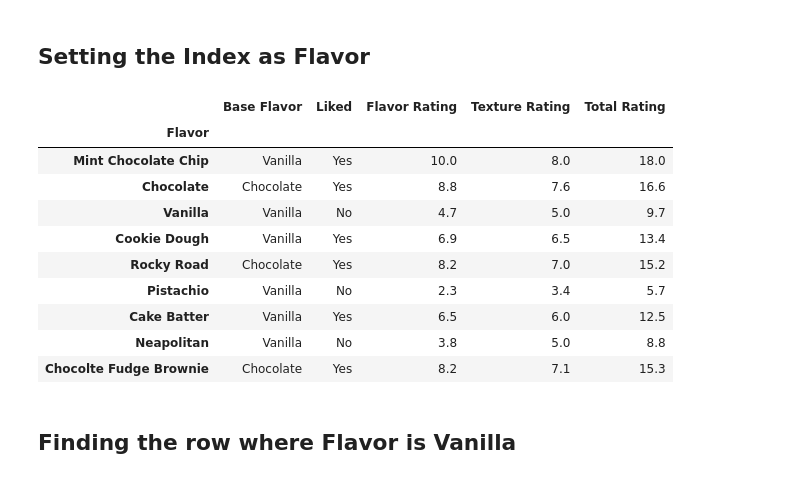
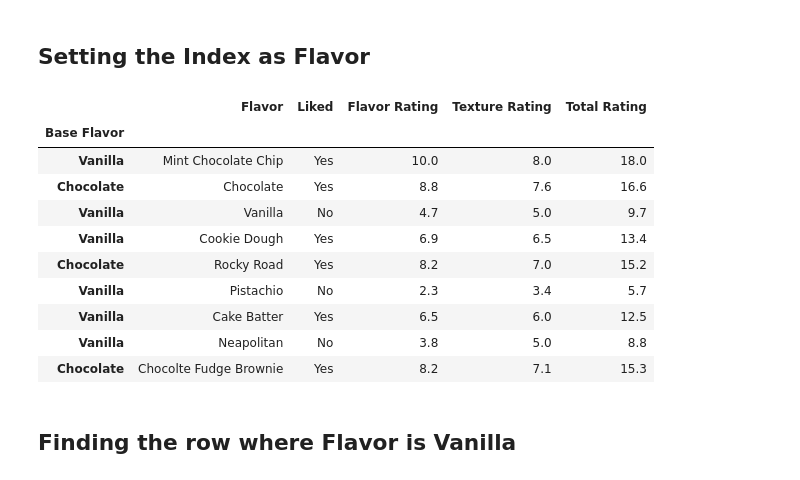
Before and after one commit to Jiyajiya21/Python-Practice, a Jupyter notebook: Indexing/Indexing.ipynb, the cells around one changed output. Drawn from its saved outputs; the diff is of its cells as text; code cells hidden in the pictures.

```diff
--- a/Indexing/Indexing.ipynb
+++ b/Indexing/Indexing.ipynb
@@ -3,3 +4,3 @@ import pandas as pd
 # %%
- df = pd.read_csv(r"/Users/jiyadariyani/Documents/Projects/Python Projects/Pandas Practice/Indexing/Flavors.csv")
+ df = pd.read_csv(r"/Users/jiyadariyani/Documents/Github/Pandas Practice/Python-Practice/Indexing/Flavors.csv")
 # %% [raw]
@@ -32,20 +30,20 @@ Name: 1, dtype: object
 # %% [markdown]
 ## Setting the Index as Flavor
 # %%
-df2 = df.set_index('Flavor')
+df2 = df.set_index('Base Flavor')
 df2
 # %% [output]
-|  | Base Flavor | Liked | Flavor Rating | Texture Rating | Total Rating |
-| Flavor |  |  |  |  |  |
-| Mint Chocolate Chip | Vanilla | Yes | 10.0 | 8.0 | 18.0 |
+|  | Flavor | Liked | Flavor Rating | Texture Rating | Total Rating |
+| Base Flavor |  |  |  |  |  |
+| Vanilla | Mint Chocolate Chip | Yes | 10.0 | 8.0 | 18.0 |
 | Chocolate | Chocolate | Yes | 8.8 | 7.6 | 16.6 |
 | Vanilla | Vanilla | No | 4.7 | 5.0 | 9.7 |
-| Cookie Dough | Vanilla | Yes | 6.9 | 6.5 | 13.4 |
-| Rocky Road | Chocolate | Yes | 8.2 | 7.0 | 15.2 |
-| Pistachio | Vanilla | No | 2.3 | 3.4 | 5.7 |
-| Cake Batter | Vanilla | Yes | 6.5 | 6.0 | 12.5 |
-| Neapolitan | Vanilla | No | 3.8 | 5.0 | 8.8 |
-| Chocolte Fudge Brownie | Chocolate | Yes | 8.2 | 7.1 | 15.3 |
+| Vanilla | Cookie Dough | Yes | 6.9 | 6.5 | 13.4 |
+| Chocolate | Rocky Road | Yes | 8.2 | 7.0 | 15.2 |
+| Vanilla | Pistachio | No | 2.3 | 3.4 | 5.7 |
+| Vanilla | Cake Batter | Yes | 6.5 | 6.0 | 12.5 |
+| Vanilla | Neapolitan | No | 3.8 | 5.0 | 8.8 |
+| Chocolate | Chocolte Fudge Brownie | Yes | 8.2 | 7.1 | 15.3 |
 # %% [markdown]
 ## Finding the row where Flavor is Vanilla
 # %%
```
Also changed, not shown: parts of 5 cells of this notebook, 1 other file.
